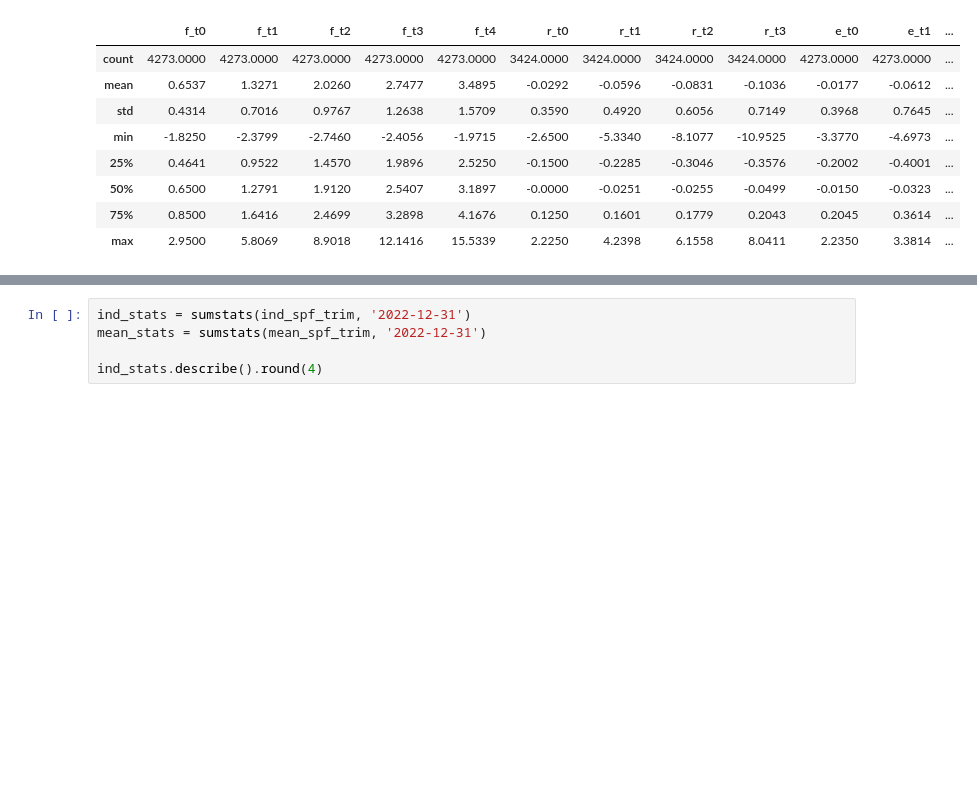
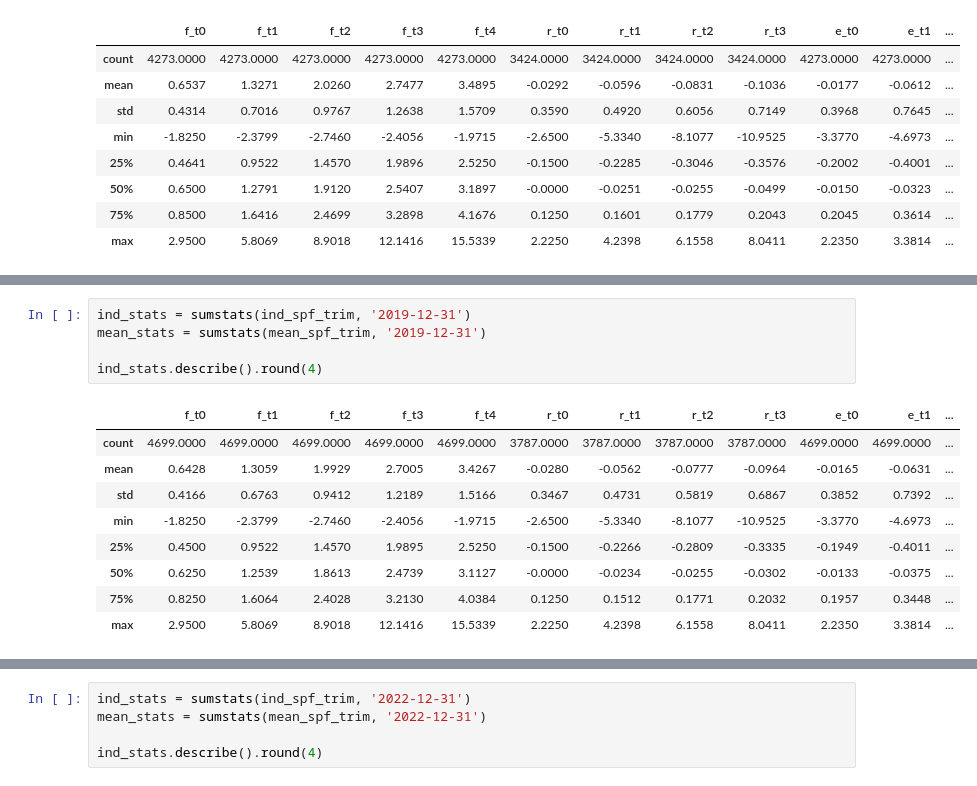
Before and after one commit to calvinmcelvain/expectation_replication, a Jupyter notebook: code/_002sumstats.ipynb, the cells around one changed output, grey strips where cells are left out. Saved outputs shown, nothing was run; the diff lists cells and outputs as text; blank space fills up the shorter version.

```diff
--- a/code/_002sumstats.ipynb
+++ b/code/_002sumstats.ipynb
@@ -46,3 +58,18 @@ ind_stats.describe().round(4)
+# %%
+ind_stats = sumstats(ind_spf_trim, '2019-12-31')
+mean_stats = sumstats(mean_spf_trim, '2019-12-31')
+
+ind_stats.describe().round(4)
+# %% [output]
+|  | f_t0 | f_t1 | f_t2 | f_t3 | f_t4 | r_t0 | r_t1 | r_t2 | r_t3 | e_t0 | e_t1 | ... |
+| count | 4699.0000 | 4699.0000 | 4699.0000 | 4699.0000 | 4699.0000 | 3787.0000 | 3787.0000 | 3787.0000 | 3787.0000 | 4699.0000 | 4699.0000 | ... |
+| mean | 0.6428 | 1.3059 | 1.9929 | 2.7005 | 3.4267 | -0.0280 | -0.0562 | -0.0777 | -0.0964 | -0.0165 | -0.0631 | ... |
+| std | 0.4166 | 0.6763 | 0.9412 | 1.2189 | 1.5166 | 0.3467 | 0.4731 | 0.5819 | 0.6867 | 0.3852 | 0.7392 | ... |
+| min | -1.8250 | -2.3799 | -2.7460 | -2.4056 | -1.9715 | -2.6500 | -5.3340 | -8.1077 | -10.9525 | -3.3770 | -4.6973 | ... |
+| 25% | 0.4500 | 0.9522 | 1.4570 | 1.9895 | 2.5250 | -0.1500 | -0.2266 | -0.2809 | -0.3335 | -0.1949 | -0.4011 | ... |
+| 50% | 0.6250 | 1.2539 | 1.8613 | 2.4739 | 3.1127 | -0.0000 | -0.0234 | -0.0255 | -0.0302 | -0.0133 | -0.0375 | ... |
+| 75% | 0.8250 | 1.6064 | 2.4028 | 3.2130 | 4.0384 | 0.1250 | 0.1512 | 0.1771 | 0.2032 | 0.1957 | 0.3448 | ... |
+| max | 2.9500 | 5.8069 | 8.9018 | 12.1416 | 15.5339 | 2.2250 | 4.2398 | 6.1558 | 8.0411 | 2.2350 | 3.3814 | ... |
 # %%
 mean_stats.describe().round(4)
 # %% [output]
```
Also changed, not shown: parts of 2 cells of this notebook, 5 other files.
